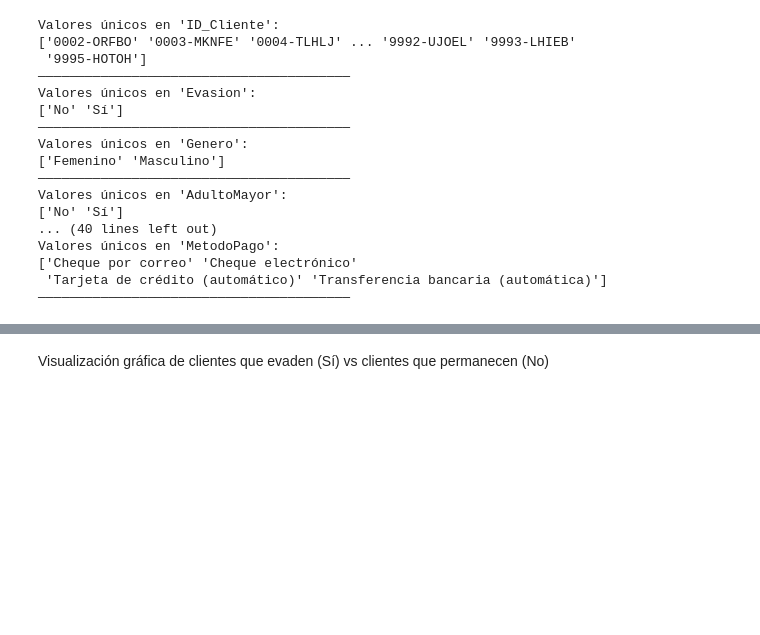
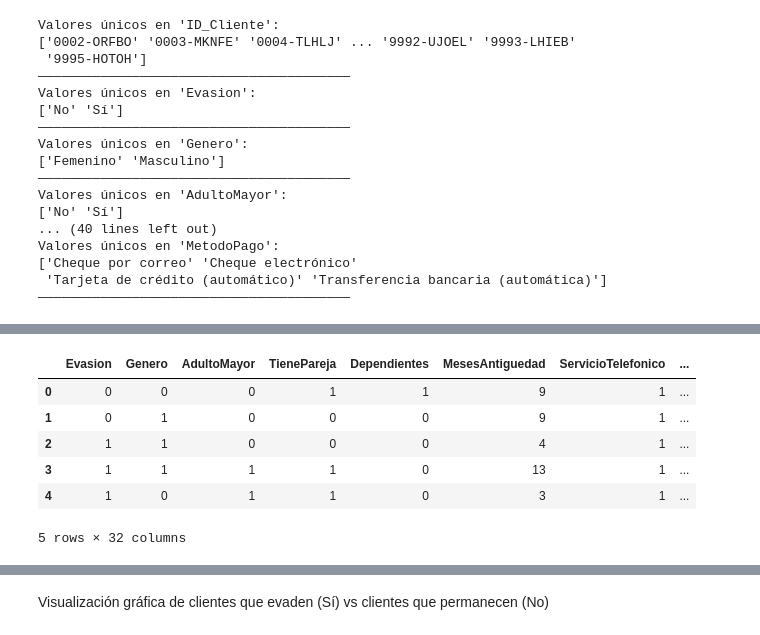
Before and after one commit to DanielRaiicHu/telecom_x_2, a Jupyter notebook: telecom_x_2.ipynb, the cells around one changed output, grey strips where cells are left out. Cells and saved outputs as stored; diff of their text form; code cells hidden in the pictures; blank space fills up the shorter version.

```diff
--- a/telecom_x_2.ipynb
+++ b/telecom_x_2.ipynb
@@ -97,0 +162,26 @@ Valores únicos en 'MetodoPago':
+# %%
+# Las variables que siguen siendo tipo objecty las almacena en categoricas_restantes
+categoricas_restantes =  datos_codificados.select_dtypes(include='object').columns.tolist()
+# %%
+datos_codificados = pd.get_dummies(data = datos_codificados, columns=(categoricas_restantes), drop_first=True, dtype=int)
+# %%
+# Para mantener el orden original de mi dataframe
+datos_codificados = datos_codificados.reindex(
+    columns=sum(
+        [
+            ([c] if c not in categoricas_restantes else
+             [col for col in datos_codificados.columns if col.startswith(f"{c}_")])
+            for c in datos.columns
+        ],[]
+               )
+            )
+# %%
+datos_codificados.head()
+# %% [output]
+|  | Evasion | Genero | AdultoMayor | TienePareja | Dependientes | MesesAntiguedad | ServicioTelefonico | ... |
+| 0 | 0 | 0 | 0 | 1 | 1 | 9 | 1 | ... |
+| 1 | 0 | 1 | 0 | 0 | 0 | 9 | 1 | ... |
+| 2 | 1 | 1 | 0 | 0 | 0 | 4 | 1 | ... |
+| 3 | 1 | 1 | 1 | 1 | 0 | 13 | 1 | ... |
+| 4 | 1 | 0 | 1 | 1 | 0 | 3 | 1 | ... |
+5 rows × 32 columns
```
Also changed, not shown: parts of 17 cells of this notebook.
